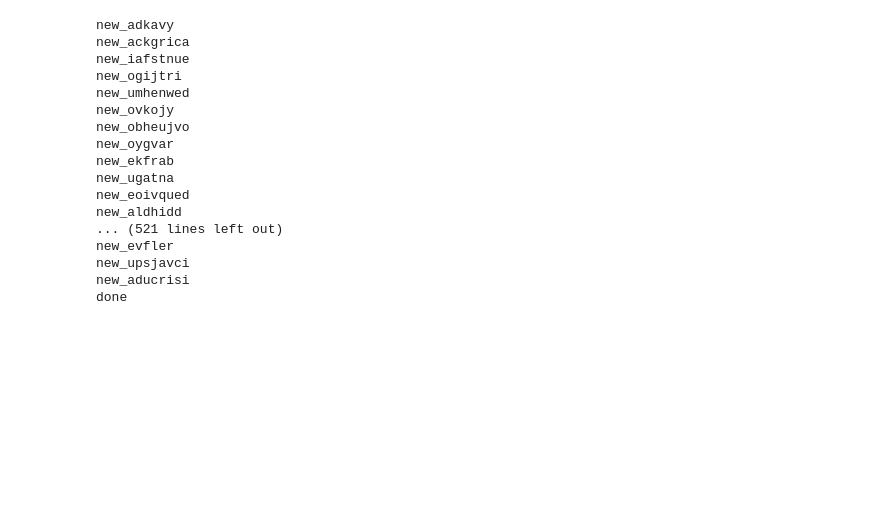
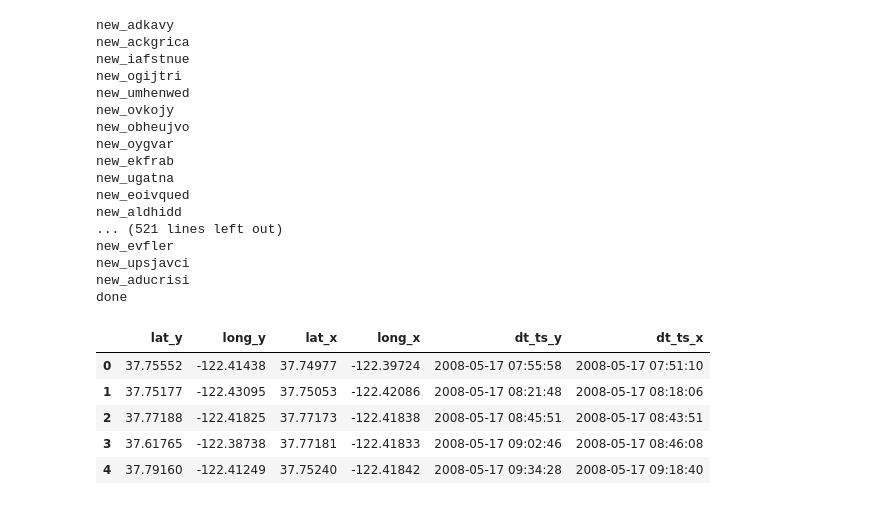
Before and after one commit to crystalxs/NYC-SF-Mapping, a Jupyter notebook: SF_DATA_preprocess.ipynb, the cells around one changed output. Cells and saved outputs as stored; diff of their text form; code cells hidden in the pictures; blank space fills up the shorter version.

```diff
--- a/SF_DATA_preprocess.ipynb
+++ b/SF_DATA_preprocess.ipynb
@@ -102,0 +127,10 @@ done
+# %%
+sf_data = pd.read_csv('../data/sf/output/sf_data.csv', sep=",")
+sf_data.head(5)
+# %% [output]
+|  | lat_y | long_y | lat_x | long_x | dt_ts_y | dt_ts_x |
+| 0 | 37.75552 | -122.41438 | 37.74977 | -122.39724 | 2008-05-17 07:55:58 | 2008-05-17 07:51:10 |
+| 1 | 37.75177 | -122.43095 | 37.75053 | -122.42086 | 2008-05-17 08:21:48 | 2008-05-17 08:18:06 |
+| 2 | 37.77188 | -122.41825 | 37.77173 | -122.41838 | 2008-05-17 08:45:51 | 2008-05-17 08:43:51 |
+| 3 | 37.61765 | -122.38738 | 37.77181 | -122.41833 | 2008-05-17 09:02:46 | 2008-05-17 08:46:08 |
+| 4 | 37.79160 | -122.41249 | 37.75240 | -122.41842 | 2008-05-17 09:34:28 | 2008-05-17 09:18:40 |
```
Also changed, not shown: parts of 5 cells of this notebook, 2 other files.
